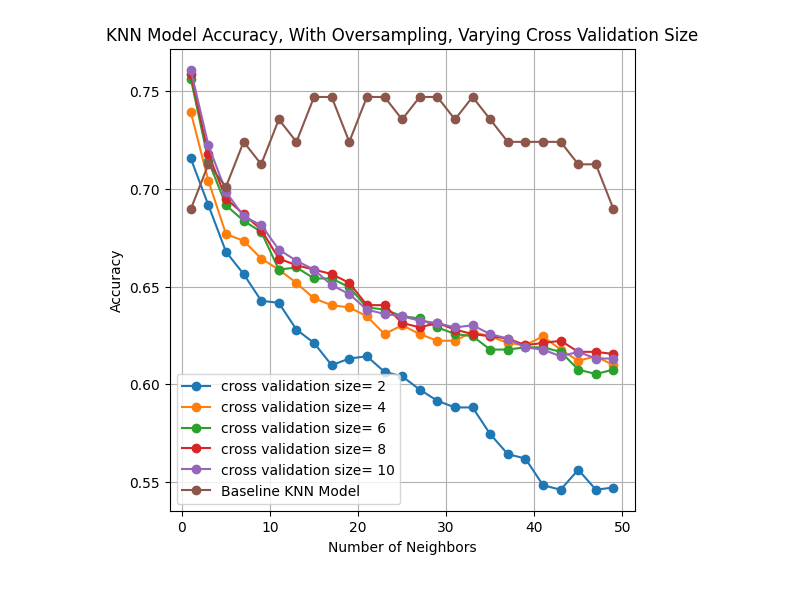
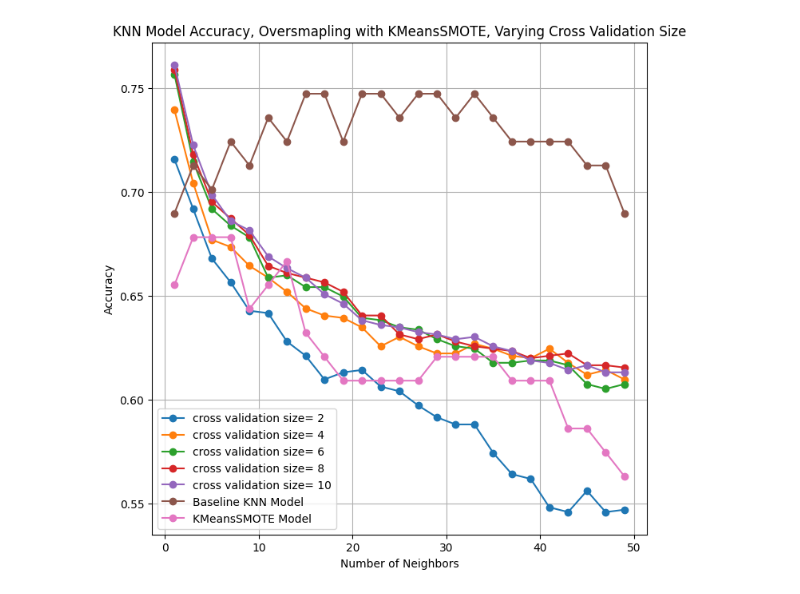
Before and after one commit to dnaae/ML-, a Jupyter notebook: KNN.ipynb, the cells around one changed output. Saved outputs shown, nothing was run; the diff lists cells and outputs as text; code cells hidden in the pictures.

```diff
--- a/KNN.ipynb
+++ b/KNN.ipynb
@@ -93,11 +74,28 @@ def KNN2(target_variable='msi_status', test_size=0.2, random_state=42, neighbors
 # %%
 number_of_neighbors_list = [1, 3, 5, 7, 9, 11, 13, 15, 17, 19, 21, 23, 25, 27, 29, 31, 33, 35, 37, 39, 41, 43, 45, 47, 49]
 cross_validation_list = [2, 4, 6, 8, 10]
-training_size = [0.2, 0.3, 0.4, 0.5, 0.6, 0.7, 0.8, 0.9]
+training_size = [0.2, 0.3, 0.4, 0.5, 0.6, 0.7, 0.8]
 all_smotes = [
-    "none",
-    "ADASYN",
-    "KMeansSMOTE",
-    "SMOTE",
-    "BorderlineSMOTE",
+    # "none",
+    # "BorderlineSMOTE",
+    # "SMOTE",
+    "SVMSMOTE",
+    # "ADASYN",
+    # "KMeansSMOTE",
+    # "RandomOverSampler"
 ]
+# %%
+baseline_accuracy_scores1 = []
+baseline_kmeans_accuracy_scores1 = []
+accuracy_scores_1 = []
+for i in all_smotes:
+    print(i)
+    accuracy_scores = []
+    for j in number_of_neighbors_list:
+        accuracy = KNN2(neighbors=j, do_smote=True, type_smote = i, test_size=0.4)
+        accuracy_scores.append(accuracy)
+        if i == "none":
+            baseline_accuracy_scores1.append(accuracy)
+        if i == "KMeansSMOTE":
+            baseline_kmeans_accuracy_scores1.append(accuracy)
+    accuracy_scores_1.append((i, accuracy_scores))
@@ -104,11 +104,15 @@ all_smotes = [
 # %%
 baseline_accuracy_scores = []
+baseline_kmeans_accuracy_scores = []
 accuracy_scores_1 = []
 for i in all_smotes:
+    print(i)
     accuracy_scores = []
     for j in number_of_neighbors_list:
         accuracy = KNN2(neighbors=j, do_smote=True, type_smote = i)
         accuracy_scores.append(accuracy)
         if i == "none":
             baseline_accuracy_scores.append(accuracy)
+        if i == "KMeansSMOTE":
+            baseline_kmeans_accuracy_scores.append(accuracy)
     accuracy_scores_1.append((i, accuracy_scores))
@@ -115,8 +137,8 @@ for i in all_smotes:
 # %%
-fig = plt.figure(figsize=(6, 6))
+fig = plt.figure(figsize=(11, 11))
 fig = fig.add_subplot(111)
 for i in range(len(accuracy_scores_1)):
-    fig.plot(number_of_neighbors_list, accuracy_scores_1[i][1], marker='o', label="smote type={}".format(accuracy_scores_1[i][0]))
+    fig.plot(number_of_neighbors_list, accuracy_scores_1[i][1], marker='o', label="smote type = {}".format(accuracy_scores_1[i][0]))
 fig.set_xlabel('Number of Neighbors')
 fig.set_ylabel('Accuracy')
 fig.set_title('KNN Model Accuracy Different SMOTE Types + baseline')
@@ -144,17 +164,18 @@ training size =  10
 # %%
-fig = plt.figure(figsize=(6, 6))
+fig = plt.figure(figsize=(8, 8))
 fig = fig.add_subplot(111)
 for i in range(len(accuracy_scores_2)):
-    fig.plot(number_of_neighbors_list, accuracy_scores_2[i][1], marker='o', label="cross validation size= {}".format(accuracy_scores_2[i][0]))
+    fig.plot(number_of_neighbors_list, accuracy_scores_2[i][1], marker='o', label="cross validation size = {}".format(accuracy_scores_2[i][0]))
 fig.plot(number_of_neighbors_list, baseline_accuracy_scores, marker='o', label="Baseline KNN Model")
+fig.plot(number_of_neighbors_list, baseline_kmeans_accuracy_scores, marker='o', label="KMeansSMOTE Model")
 
 fig.set_xlabel('Number of Neighbors')
 fig.set_ylabel('Accuracy')
-fig.set_title('KNN Model Accuracy, With Oversampling, Varying Cross Validation Size')
+fig.set_title('KNN Model Accuracy, Oversmapling with KMeansSMOTE, Varying Cross Validation Size')
 fig.legend()
 fig.grid(True)
 # %% [output]
-[figure, old version]
+[figure, new version]
 # %%
 accuracy_scores_3 = []
 for j in training_size:
```
Also changed, not shown: parts of 9 cells of this notebook.
